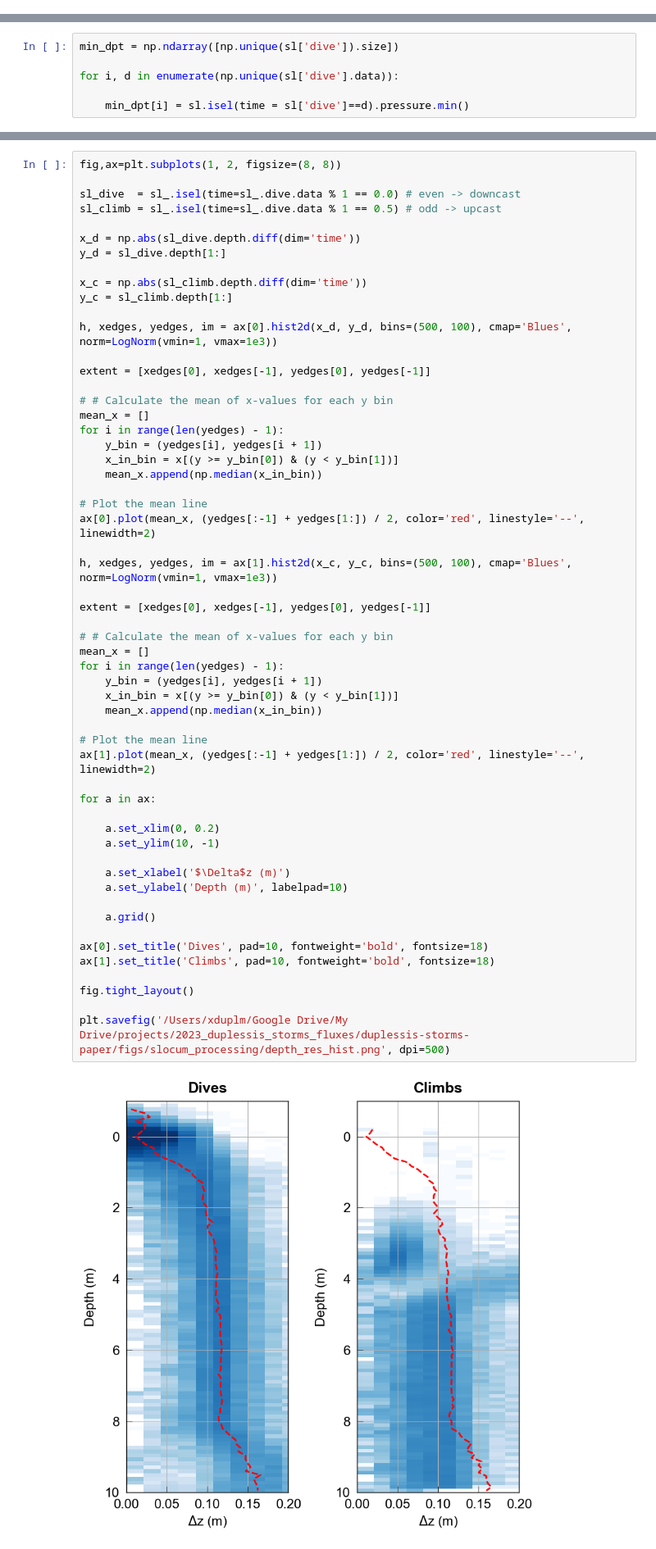
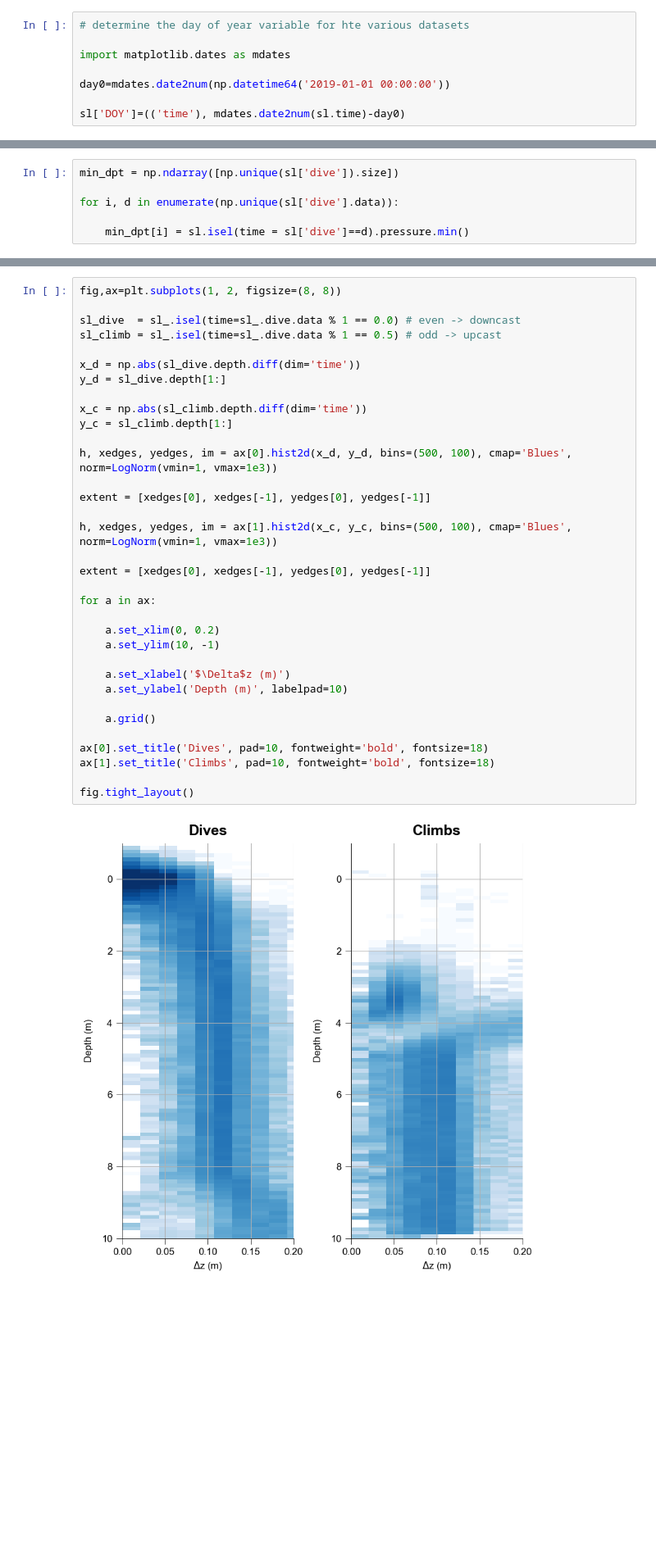
Before and after one commit to marcelduplessis/duplessis-storms-warming, a Jupyter notebook: code/processing/slocum_processing_main.ipynb, the cells around one changed output, grey strips where cells are left out. Shown at 82% size. Saved outputs shown, nothing was run; the diff lists cells and outputs as text; blank space fills up the shorter version.

Commit message:
slocum processing

```diff
--- a/code/processing/slocum_processing_main.ipynb
+++ b/code/processing/slocum_processing_main.ipynb
@@ -81,0 +105,8 @@ Run through each profile of the slocum dataset and find the minimum depth of tha
+# %%
+# determine the day of year variable for hte various datasets
+
+import matplotlib.dates as mdates
+
+day0=mdates.date2num(np.datetime64('2019-01-01 00:00:00'))
+
+sl['DOY']=(('time'), mdates.date2num(sl.time)-day0)
@@ -164,53 +186,31 @@ sl_climb = sl_.isel(time=sl_.dive.data % 1 == 0.5) # odd -> upcast
 
 x_d = np.abs(sl_dive.depth.diff(dim='time'))
 y_d = sl_dive.depth[1:]
 
 x_c = np.abs(sl_climb.depth.diff(dim='time'))
 y_c = sl_climb.depth[1:]
 
 h, xedges, yedges, im = ax[0].hist2d(x_d, y_d, bins=(500, 100), cmap='Blues', norm=LogNorm(vmin=1, vmax=1e3))
 
 extent = [xedges[0], xedges[-1], yedges[0], yedges[-1]]
 
-# # Calculate the mean of x-values for each y bin
-mean_x = []
-for i in range(len(yedges) - 1):
-    y_bin = (yedges[i], yedges[i + 1])
-    x_in_bin = x[(y >= y_bin[0]) & (y < y_bin[1])]
-    mean_x.append(np.median(x_in_bin))
-
-# Plot the mean line
-ax[0].plot(mean_x, (yedges[:-1] + yedges[1:]) / 2, color='red', linestyle='--', linewidth=2)
-
 h, xedges, yedges, im = ax[1].hist2d(x_c, y_c, bins=(500, 100), cmap='Blues', norm=LogNorm(vmin=1, vmax=1e3))
 
 extent = [xedges[0], xedges[-1], yedges[0], yedges[-1]]
-
-# # Calculate the mean of x-values for each y bin
-mean_x = []
-for i in range(len(yedges) - 1):
-    y_bin = (yedges[i], yedges[i + 1])
-    x_in_bin = x[(y >= y_bin[0]) & (y < y_bin[1])]
-    mean_x.append(np.median(x_in_bin))
-
-# Plot the mean line
-ax[1].plot(mean_x, (yedges[:-1] + yedges[1:]) / 2, color='red', linestyle='--', linewidth=2)
 
 for a in ax:
 
     a.set_xlim(0, 0.2)
     a.set_ylim(10, -1)
 
     a.set_xlabel('$\Delta$z (m)')
     a.set_ylabel('Depth (m)', labelpad=10)
 
     a.grid()
 
 ax[0].set_title('Dives', pad=10, fontweight='bold', fontsize=18)
 ax[1].set_title('Climbs', pad=10, fontweight='bold', fontsize=18)
 
 fig.tight_layout()
-
-plt.savefig('/Users/xduplm/Google Drive/My Drive/projects/2023_duplessis_storms_fluxes/duplessis-storms-paper/figs/slocum_processing/depth_res_hist.png', dpi=500)
 # %% [output]
-[figure, old version]
+[figure, new version]
```
Also changed, not shown: parts of 39 cells of this notebook, 1 other file.
